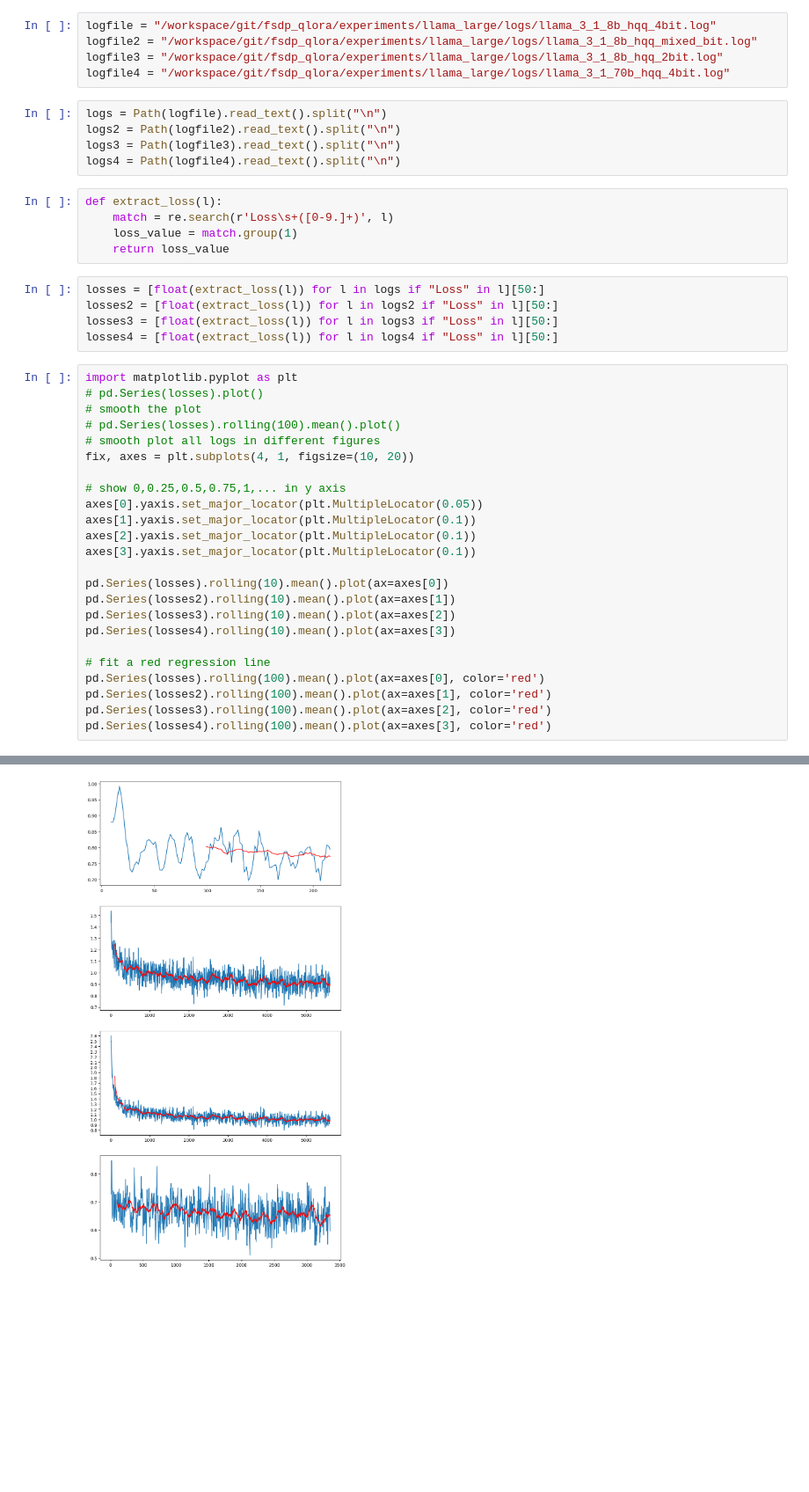
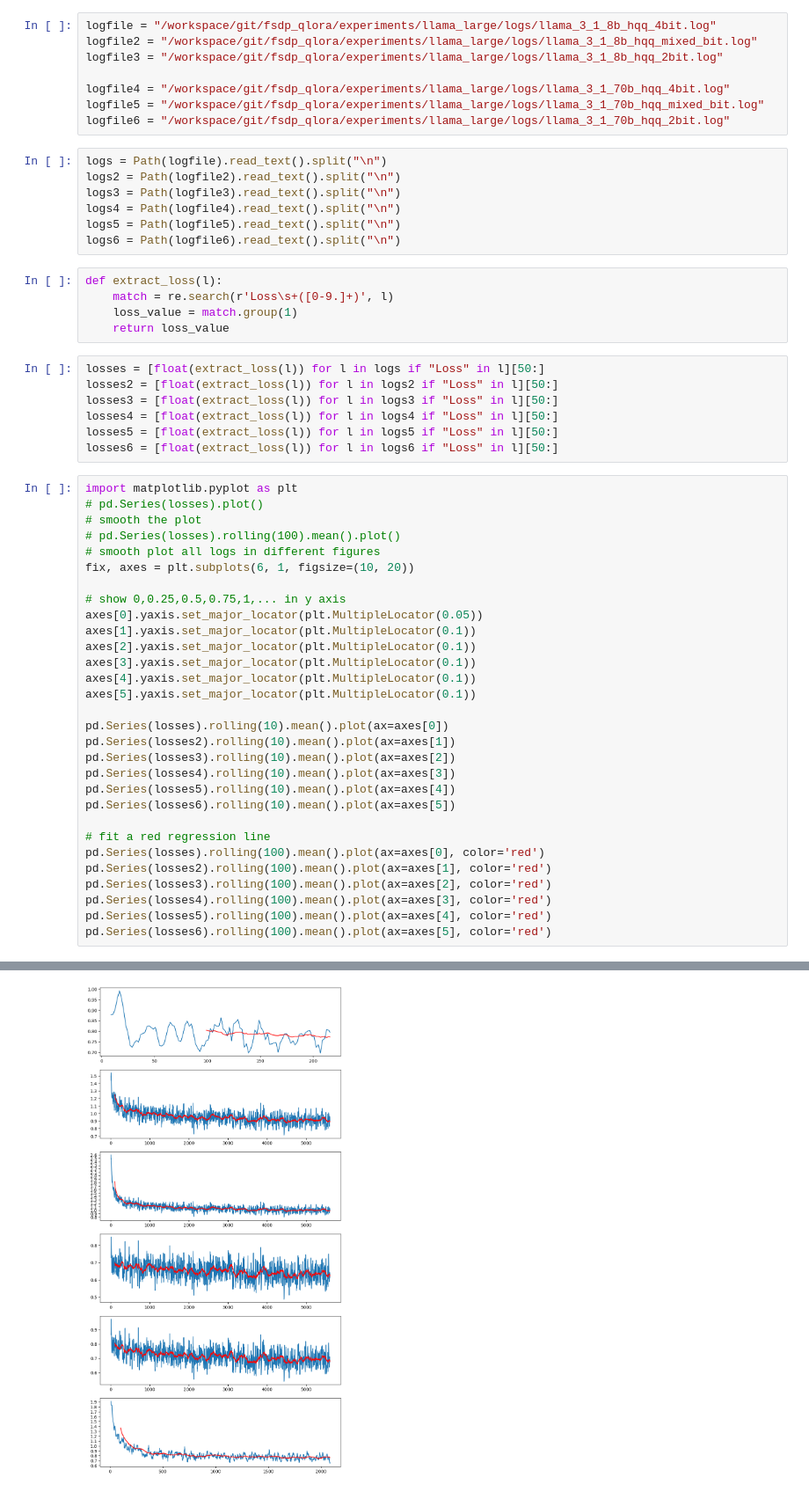
Before and after one commit to AnswerDotAI/fsdp_qlora, a Jupyter notebook: experiments/llama_large/training_logs.ipynb, the cells around one changed output, grey strips where cells are left out. Shown at 88% size. Drawn from its saved outputs; the diff is of its cells as text; blank space fills up the shorter version.

Commit message:
llama 3.1 dora 8b and 70b experiments

```diff
--- a/experiments/llama_large/training_logs.ipynb
+++ b/experiments/llama_large/training_logs.ipynb
@@ -7,12 +7,17 @@ import re
 logfile = "/workspace/git/fsdp_qlora/experiments/llama_large/logs/llama_3_1_8b_hqq_4bit.log"
 logfile2 = "/workspace/git/fsdp_qlora/experiments/llama_large/logs/llama_3_1_8b_hqq_mixed_bit.log"
 logfile3 = "/workspace/git/fsdp_qlora/experiments/llama_large/logs/llama_3_1_8b_hqq_2bit.log"
+
 logfile4 = "/workspace/git/fsdp_qlora/experiments/llama_large/logs/llama_3_1_70b_hqq_4bit.log"
+logfile5 = "/workspace/git/fsdp_qlora/experiments/llama_large/logs/llama_3_1_70b_hqq_mixed_bit.log"
+logfile6 = "/workspace/git/fsdp_qlora/experiments/llama_large/logs/llama_3_1_70b_hqq_2bit.log"
 # %%
 logs = Path(logfile).read_text().split("\n")
 logs2 = Path(logfile2).read_text().split("\n")
 logs3 = Path(logfile3).read_text().split("\n")
 logs4 = Path(logfile4).read_text().split("\n")
+logs5 = Path(logfile5).read_text().split("\n")
+logs6 = Path(logfile6).read_text().split("\n")
 # %%
 def extract_loss(l):
 	match = re.search(r'Loss\s+([0-9.]+)', l)
@@ -23,30 +28,38 @@ losses = [float(extract_loss(l)) for l in logs if "Loss" in l][50:]
 losses2 = [float(extract_loss(l)) for l in logs2 if "Loss" in l][50:]
 losses3 = [float(extract_loss(l)) for l in logs3 if "Loss" in l][50:]
 losses4 = [float(extract_loss(l)) for l in logs4 if "Loss" in l][50:]
+losses5 = [float(extract_loss(l)) for l in logs5 if "Loss" in l][50:]
+losses6 = [float(extract_loss(l)) for l in logs6 if "Loss" in l][50:]
 # %%
 import matplotlib.pyplot as plt
 # pd.Series(losses).plot()
 # smooth the plot
 # pd.Series(losses).rolling(100).mean().plot()
 # smooth plot all logs in different figures
-fix, axes = plt.subplots(4, 1, figsize=(10, 20))
+fix, axes = plt.subplots(6, 1, figsize=(10, 20))
 
 # show 0,0.25,0.5,0.75,1,... in y axis
 axes[0].yaxis.set_major_locator(plt.MultipleLocator(0.05))
 axes[1].yaxis.set_major_locator(plt.MultipleLocator(0.1))
 axes[2].yaxis.set_major_locator(plt.MultipleLocator(0.1))
 axes[3].yaxis.set_major_locator(plt.MultipleLocator(0.1))
+axes[4].yaxis.set_major_locator(plt.MultipleLocator(0.1))
+axes[5].yaxis.set_major_locator(plt.MultipleLocator(0.1))
 
 pd.Series(losses).rolling(10).mean().plot(ax=axes[0])
 pd.Series(losses2).rolling(10).mean().plot(ax=axes[1])
 pd.Series(losses3).rolling(10).mean().plot(ax=axes[2])
 pd.Series(losses4).rolling(10).mean().plot(ax=axes[3])
+pd.Series(losses5).rolling(10).mean().plot(ax=axes[4])
+pd.Series(losses6).rolling(10).mean().plot(ax=axes[5])
 
 # fit a red regression line
 pd.Series(losses).rolling(100).mean().plot(ax=axes[0], color='red')
 pd.Series(losses2).rolling(100).mean().plot(ax=axes[1], color='red')
 pd.Series(losses3).rolling(100).mean().plot(ax=axes[2], color='red')
 pd.Series(losses4).rolling(100).mean().plot(ax=axes[3], color='red')
+pd.Series(losses5).rolling(100).mean().plot(ax=axes[4], color='red')
+pd.Series(losses6).rolling(100).mean().plot(ax=axes[5], color='red')
 # %% [output]
 <Axes: >
-[figure, old version]
+[figure, new version]
```
Also changed, not shown: parts of 6 cells of this notebook, 1 other file.
